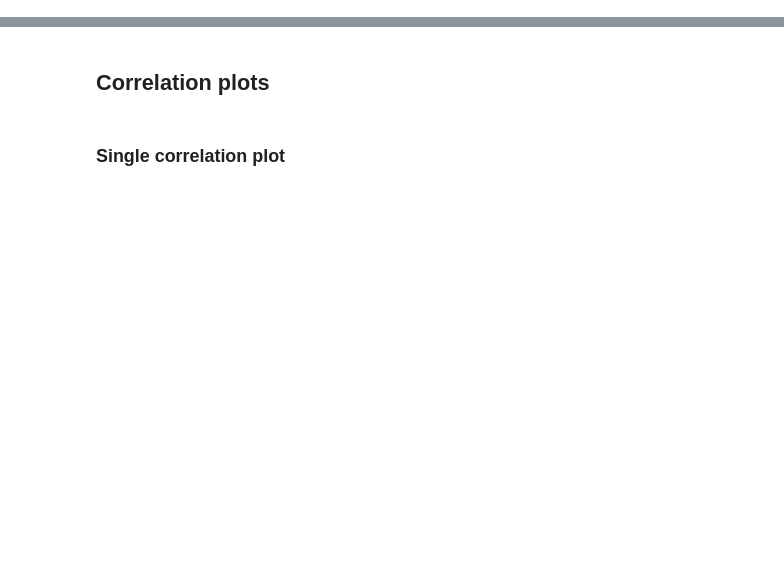
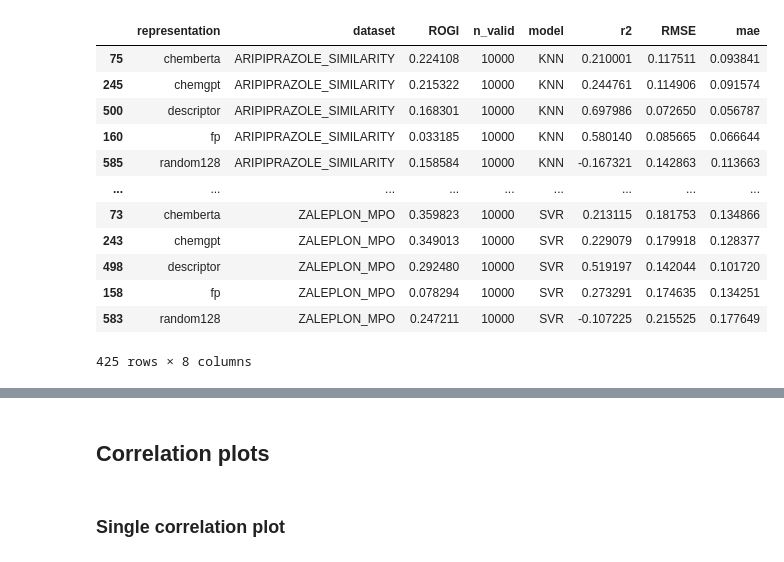
Before and after one commit to coleygroup/rogi-xd, a Jupyter notebook: notebooks/correlation.ipynb, the cells around one changed output, grey strips where cells are left out. Cells and saved outputs as stored; diff of their text form; code cells hidden in the pictures; blank space fills up the shorter version.

```diff
--- a/notebooks/correlation.ipynb
+++ b/notebooks/correlation.ipynb
@@ -64,0 +188,21 @@ df
+# %%
+VERSION = "v1"
+JSON_DIR = Path(f"../results/raw/cv/tdc+guac_{VERSION}")
+
+df = read_data(JSON_DIR)
+df, s_corr = process_data(df)
+df
+# %% [output]
+|  | representation | dataset | ROGI | n_valid | model | r2 | RMSE | mae |
+| 75 | chemberta | ARIPIPRAZOLE_SIMILARITY | 0.224108 | 10000 | KNN | 0.210001 | 0.117511 | 0.093841 |
+| 245 | chemgpt | ARIPIPRAZOLE_SIMILARITY | 0.215322 | 10000 | KNN | 0.244761 | 0.114906 | 0.091574 |
+| 500 | descriptor | ARIPIPRAZOLE_SIMILARITY | 0.168301 | 10000 | KNN | 0.697986 | 0.072650 | 0.056787 |
+| 160 | fp | ARIPIPRAZOLE_SIMILARITY | 0.033185 | 10000 | KNN | 0.580140 | 0.085665 | 0.066644 |
+| 585 | random128 | ARIPIPRAZOLE_SIMILARITY | 0.158584 | 10000 | KNN | -0.167321 | 0.142863 | 0.113663 |
+| ... | ... | ... | ... | ... | ... | ... | ... | ... |
+| 73 | chemberta | ZALEPLON_MPO | 0.359823 | 10000 | SVR | 0.213115 | 0.181753 | 0.134866 |
+| 243 | chemgpt | ZALEPLON_MPO | 0.349013 | 10000 | SVR | 0.229079 | 0.179918 | 0.128377 |
+| 498 | descriptor | ZALEPLON_MPO | 0.292480 | 10000 | SVR | 0.519197 | 0.142044 | 0.101720 |
+| 158 | fp | ZALEPLON_MPO | 0.078294 | 10000 | SVR | 0.273291 | 0.174635 | 0.134251 |
+| 583 | random128 | ZALEPLON_MPO | 0.247211 | 10000 | SVR | -0.107225 | 0.215525 | 0.177649 |
+425 rows × 8 columns
```
Also changed, not shown: parts of 23 cells of this notebook, 6 other files.
